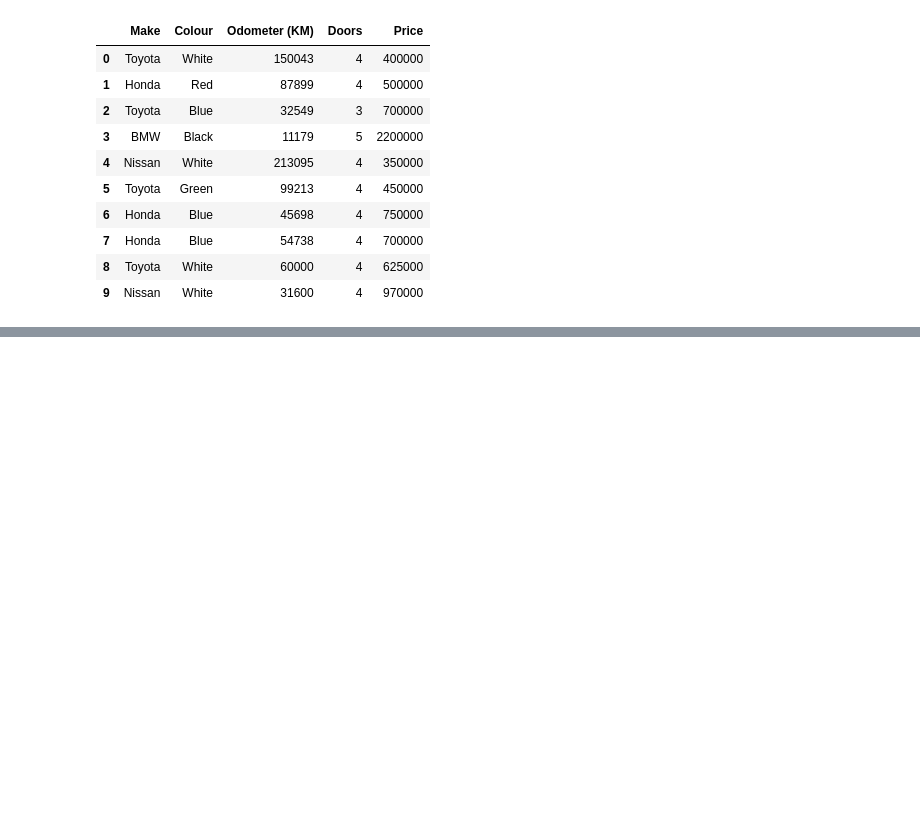
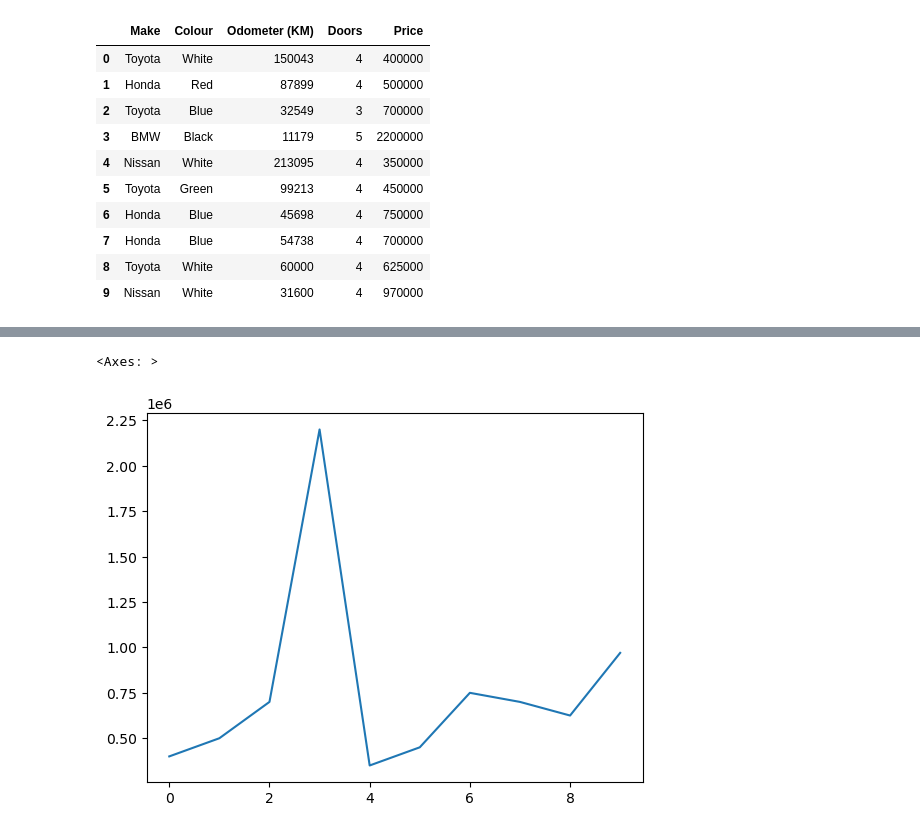
Before and after one commit to cozanostra7/AI-Engineering, a Jupyter notebook: Introduction to Pandas.ipynb, the cells around one changed output, grey strips where cells are left out. Cells and saved outputs as stored; diff of their text form; code cells hidden in the pictures; blank space fills up the shorter version.

```diff
--- a/Introduction to Pandas.ipynb
+++ b/Introduction to Pandas.ipynb
@@ -383,0 +453,2 @@ df
+# %%
+df['Price'] = df['Price'].str.replace('[$.]','').astype(int)
@@ -383,0 +473,5 @@ df
+# %%
+df['Price'].plot()
+# %% [output]
+<Axes: >
+[figure, added]
```
Also changed, not shown: parts of 12 cells of this notebook, 1 other file.
